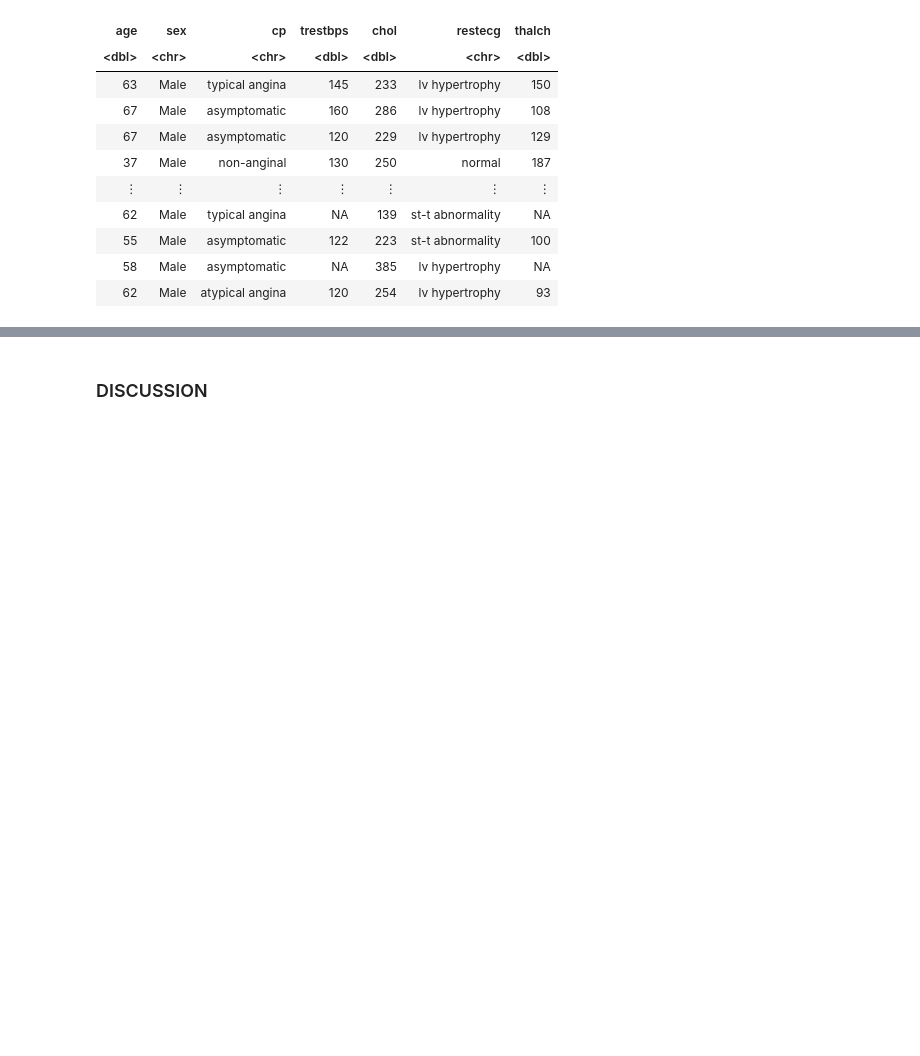
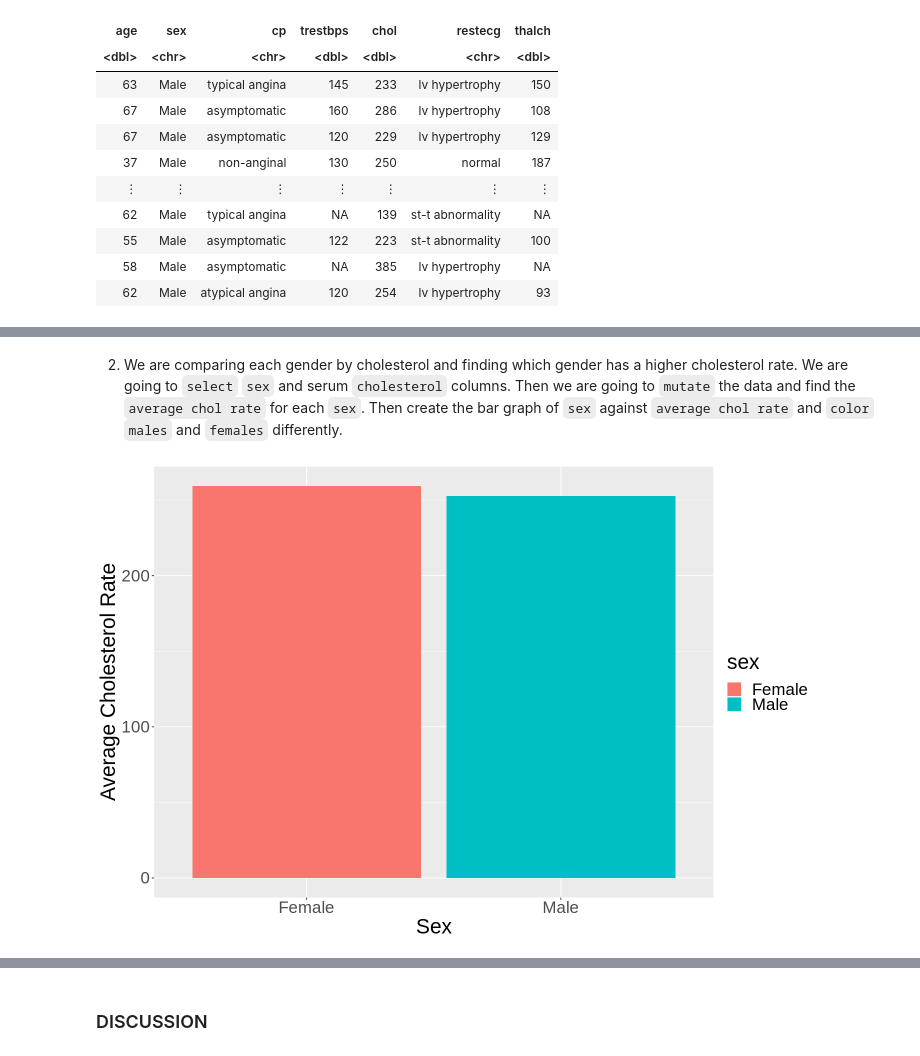
Before and after one commit to raulortiz04/dsci-100-2023s1-group-59, a Jupyter notebook: Project_Report.ipynb, the cells around one changed output, grey strips where cells are left out. Cells and saved outputs as stored; diff of their text form; code cells hidden in the pictures; blank space fills up the shorter version.

```diff
--- a/Project_Report.ipynb
+++ b/Project_Report.ipynb
@@ -170,0 +102,19 @@ Warning message:
+# %% [markdown]
+2. We are comparing each gender by cholesterol and finding which gender has a higher cholesterol rate. We are going to `select` `sex` and serum `cholesterol` columns. Then we are going to `mutate` the data and find the `average chol rate` for each `sex`. Then create the bar graph of `sex` against `average chol rate` and `color` `males` and `females` differently.
+# %%
+sex_chol <- specific_data |>
+ filter(chol != "NA") |>
+  group_by(sex, chol) |>
+  count()
+
+sex_chol_avrg <- sex_chol |>
+  group_by(sex) |>
+  summarize(avg_chol = mean(chol, na.rm = TRUE))
+
+sex_chol_avrg_plot <- ggplot(sex_chol_avrg, aes(x = sex, y = avg_chol, fill = sex)) +
+  geom_bar(stat = "identity") +
+  labs(x = "Sex", y = "Average Cholesterol Rate") +
+  theme(text = element_text(size = 25))
+sex_chol_avrg_plot
+# %% [output]
+[figure, added]
```
Also changed, not shown: parts of 14 cells of this notebook.
